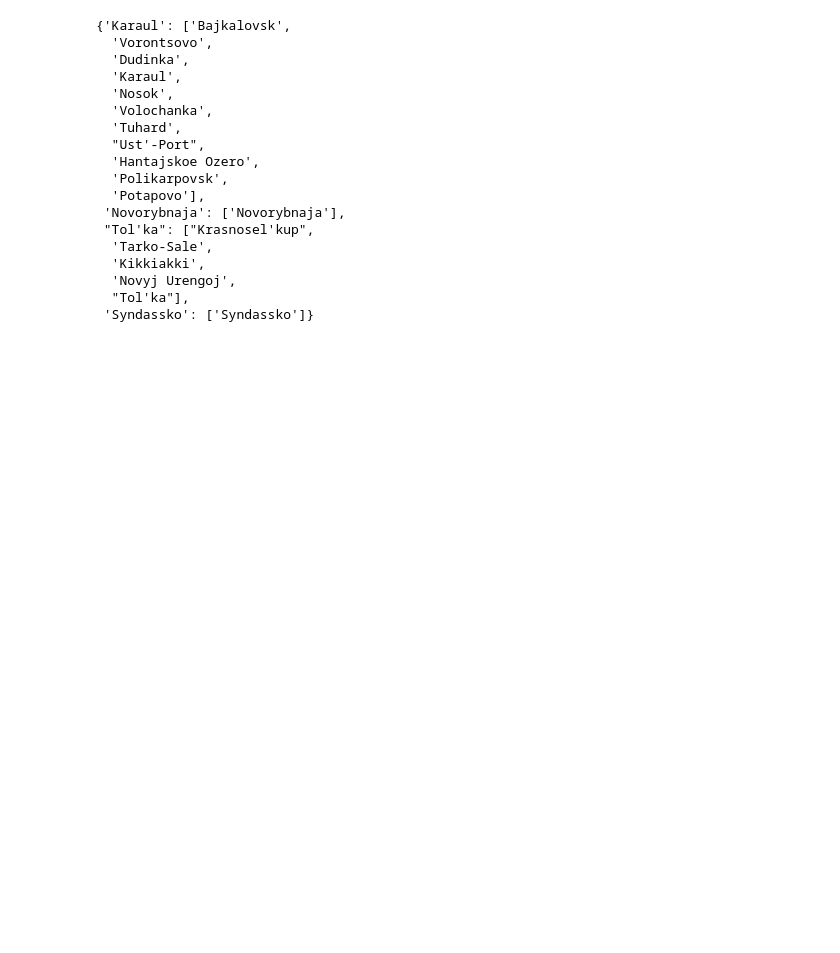
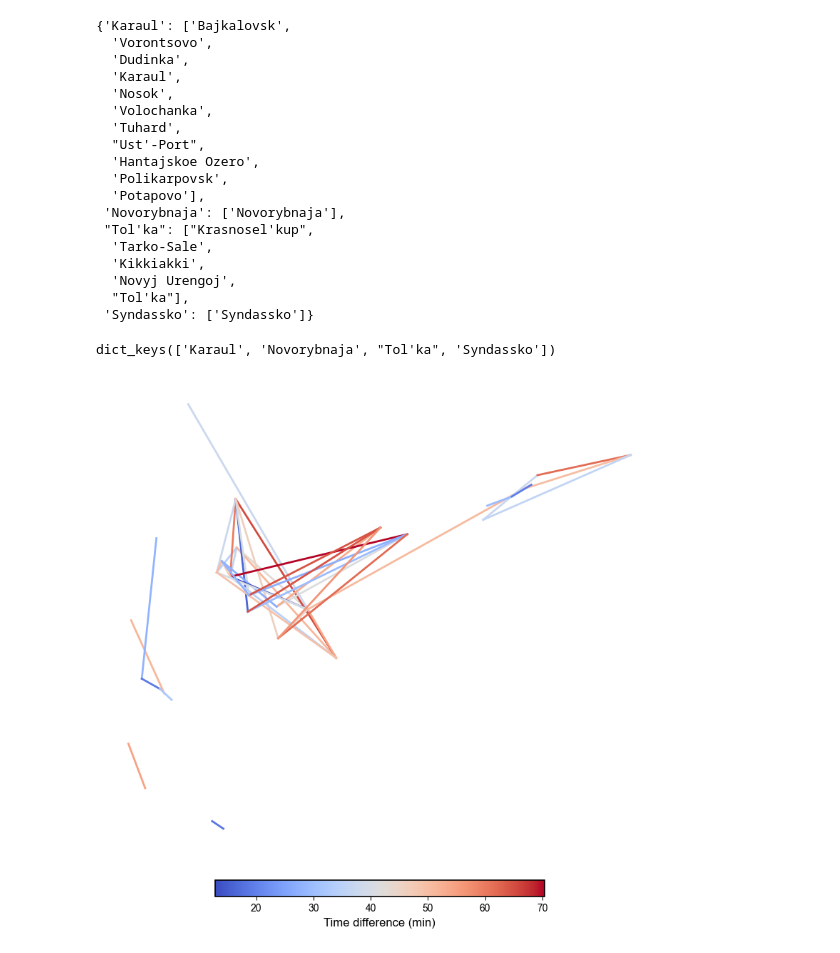
Before and after one commit to GeorgeKontsevik/super-duper-disser, a Jupyter notebook: main.ipynb, the cells around one changed output. Saved outputs shown, nothing was run; the diff lists cells and outputs as text; code cells hidden in the pictures; blank space fills up the shorter version.

```diff
--- a/main.ipynb
+++ b/main.ipynb
@@ -400,3 +435,53 @@ res_id
   'Novyj Urengoj',
   "Tol'ka"],
  'Syndassko': ['Syndassko']}
+# %%
+res_id.keys()
+# %% [output]
+dict_keys(['Karaul', 'Novorybnaja', "Tol'ka", 'Syndassko'])
+# %%
+selected_potential_services = gpd.GeoDataFrame(df_with_demand.loc[:, "geometry"]).loc[
+    list(res_id.keys()), :
+]
+selected_potential_services[f"capacity_{FLP_SERVICE}"] = [
+    capacity for capacity in capacities if capacity > 0
+]
+
+arr_index = np.intersect1d(
+    selected_potential_services.index,
+    df_with_demand[df_with_demand[f"capacity_{FLP_SERVICE}"] > 0].index,
+)
+
+for i in arr_index:
+    selected_potential_services.loc[i, f"capacity_{FLP_SERVICE}"] += df_with_demand.loc[
+        i, f"capacity_{FLP_SERVICE}"
+    ]
+
+df_opt = (
+    df_with_demand.set_crs(3857)
+    .sjoin(selected_potential_services.set_crs(3857), how="left", lsuffix="osn")
+    .fillna(0)
+)
+df_opt["capacity"] = (
+    df_opt[f"capacity_{FLP_SERVICE}_osn"] + df_opt[f"capacity_{FLP_SERVICE}_right"]
+)
+df_opt.drop(
+    columns=[f"capacity_{FLP_SERVICE}_osn", "id_right", f"capacity_{FLP_SERVICE}_right"],
+    inplace=True,
+)
+# %%
+uncovered_demand = df_with_demand[df_with_demand["provision"] < 1]
+accessibility_matrix_uncovered_demand = acc_matrix_uncovered
+id_matrix = accessibility_matrix_uncovered_demand.index.tolist()
+
+uncovered_demand.reset_index(drop=True, inplace=True)
+accessibility_matrix_uncovered_demand.reset_index(drop=True, inplace=True)
+accessibility_matrix_uncovered_demand.columns = (
+    accessibility_matrix_uncovered_demand.index
+)
+# %%
+connect_blocks_plot(
+    id_matrix, accessibility_matrix_uncovered_demand, df_opt, best_candidate
+)
+# %% [output]
+[figure, added]
```
Also changed, not shown: parts of 20 cells of this notebook, 12 other files.
